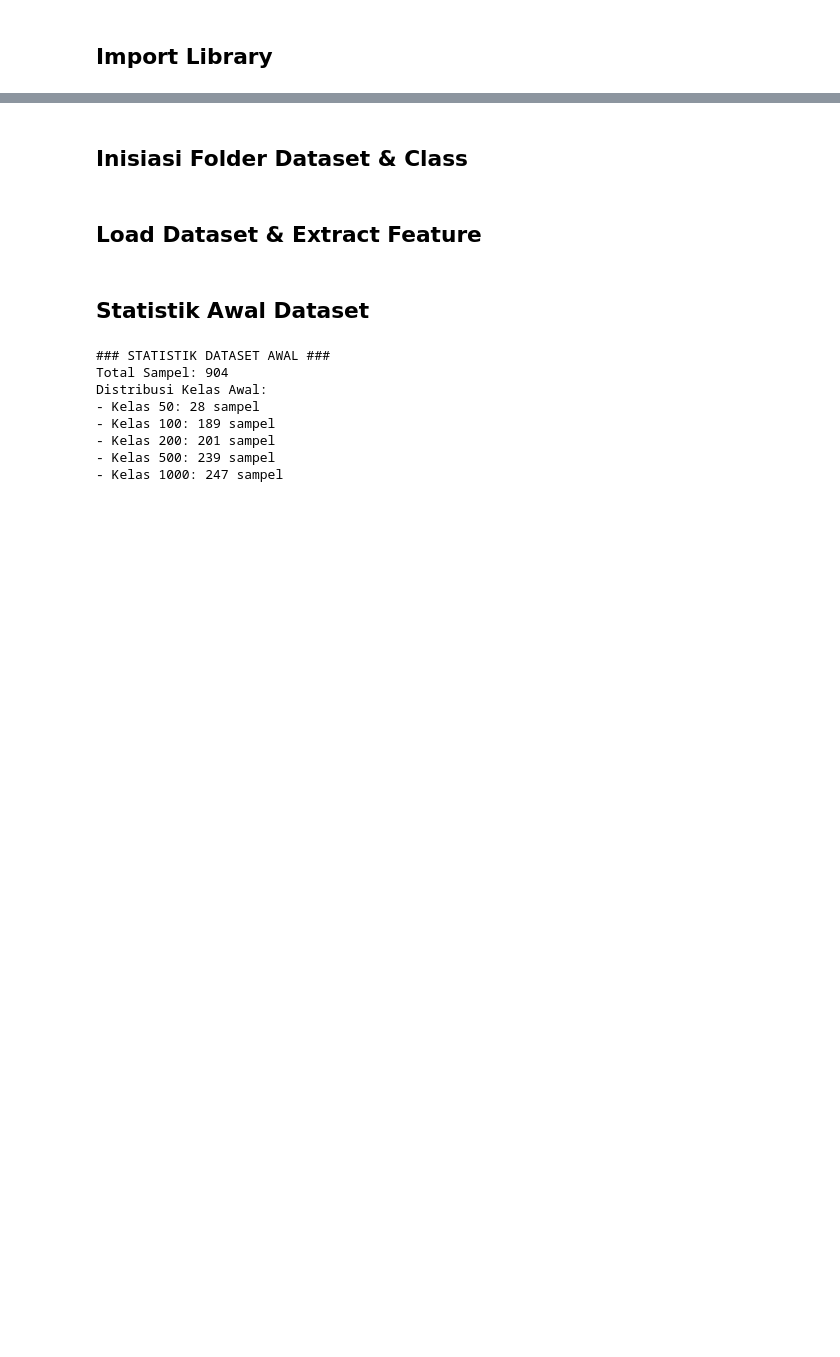
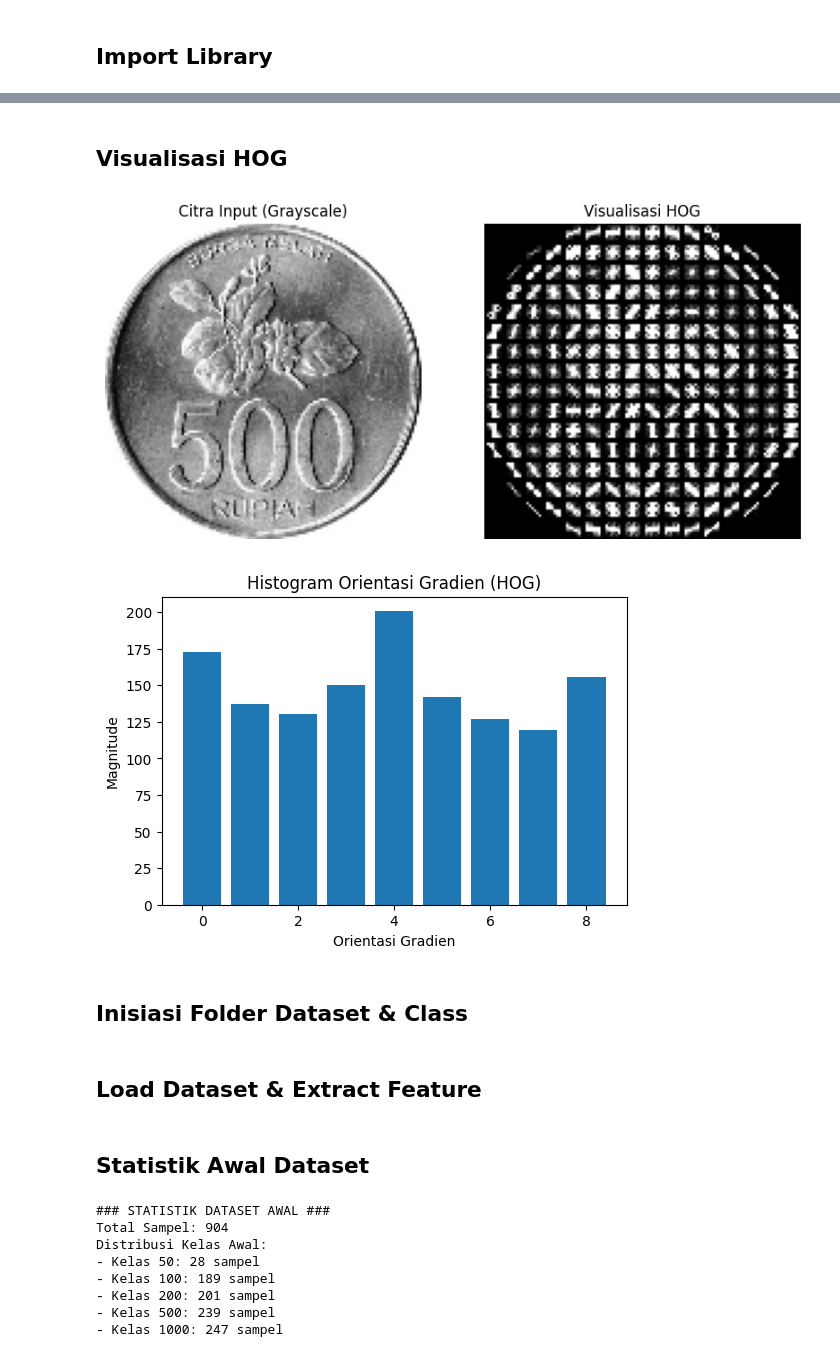
Before and after one commit to Arararra/pcd-coin-counting, a Jupyter notebook: app.ipynb, the cells around one changed output, grey strips where cells are left out. Saved outputs shown, nothing was run; the diff lists cells and outputs as text; code cells hidden in the pictures; blank space fills up the shorter version.

```diff
--- a/app.ipynb
+++ b/app.ipynb
@@ -41,6 +58,63 @@ def extract_features(img):
     # Gabungkan
     features = np.hstack([hog_features, mean_intensity, std_intensity])
     return features
+# %% [markdown]
+## Visualisasi HOG
+# %%
+from skimage import exposure
+
+sample_path = os.path.join("dataset3/train/500/IMG_500_003.jpg")
+
+if sample_path:
+    img = cv2.imread(sample_path)
+    if img is not None:
+        gray = cv2.cvtColor(img, cv2.COLOR_BGR2GRAY)
+        gray = cv2.resize(gray, (128, 128))
+
+        # Ekstrak HOG dengan visualize=True
+        hog_features, hog_image = hog(
+            gray,
+            orientations=18,
+            pixels_per_cell=(8, 8),
+            cells_per_block=(10, 10),
+            block_norm='L2-Hys',
+            feature_vector=True,
+            visualize=True
+        )
+
+        # Plot hasilnya
+        fig, (ax1, ax2) = plt.subplots(1, 2, figsize=(10, 5), sharex=True, sharey=True)
+
+        ax1.axis('off')
+        ax1.imshow(gray, cmap=plt.cm.gray)
+        ax1.set_title('Citra Input (Grayscale)')
+
+        # Rescale histogram of gradients for better visibility
+        hog_image_rescaled = hog_image_rescaled = exposure.rescale_intensity(hog_image, in_range=(0, 10))
+
+        ax2.axis('off')
+        ax2.imshow(hog_image_rescaled, cmap=plt.cm.gray)
+        ax2.set_title('Visualisasi HOG')
+
+        plt.show()
+
+        # Hitung histogram gradien sederhana
+        hog_hist = hog_features.reshape(-1, 9).sum(axis=0)
+
+        # Plot histogram orientasi
+        plt.figure(figsize=(6,4))
+        plt.bar(range(9), hog_hist)
+        plt.xlabel("Orientasi Gradien")
+        plt.ylabel("Magnitude")
+        plt.title("Histogram Orientasi Gradien (HOG)")
+        plt.show()
+    else:
+        print(f"Gagal memuat gambar dari {sample_path}")
+else:
+    print("Gagal mendapatkan path gambar sampel untuk visualisasi HOG.")
+# %% [output]
+[figure, added]
+[figure, added]
 # %% [markdown]
 ## Inisiasi Folder Dataset & Class
 # %%
```
Also changed, not shown: parts of 10 cells of this notebook, 7 other files.
